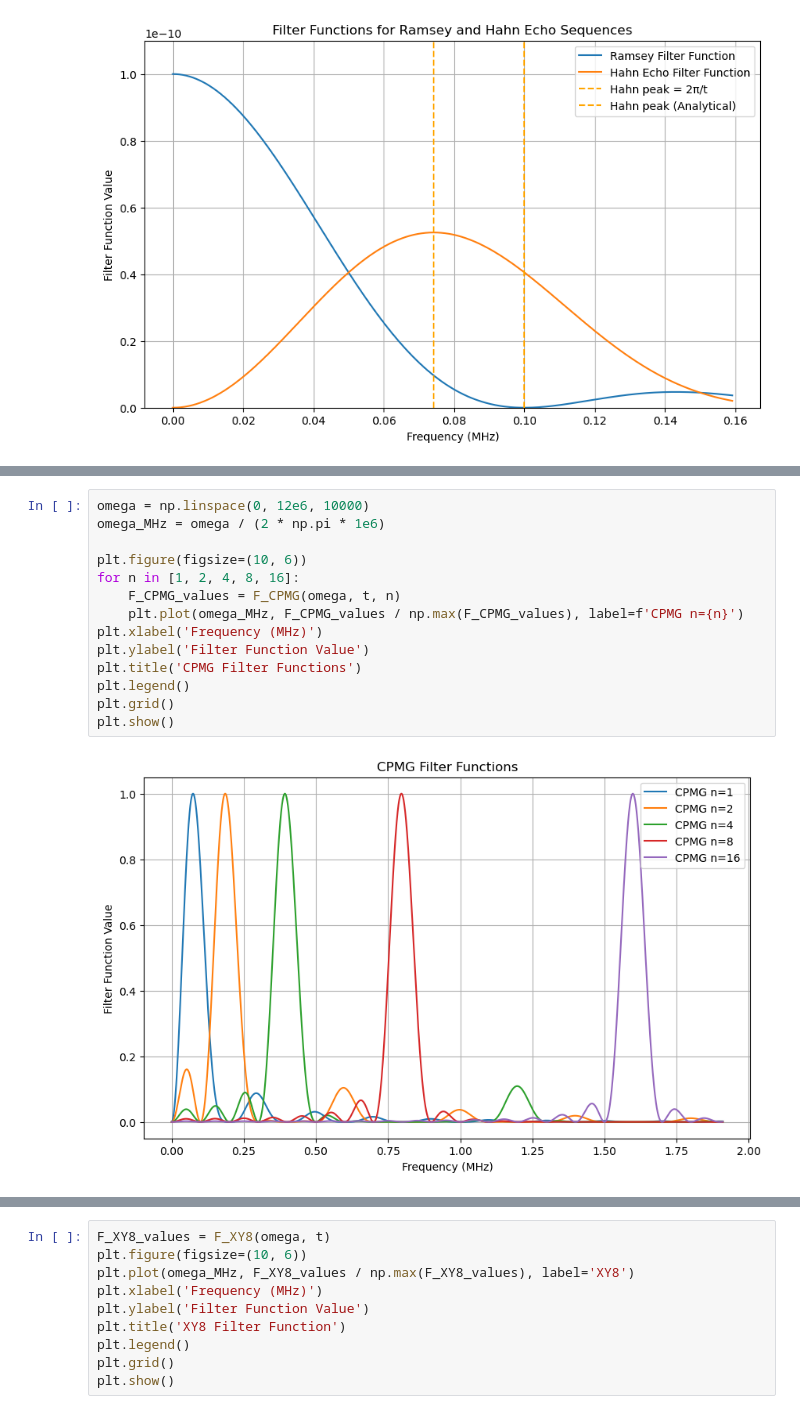
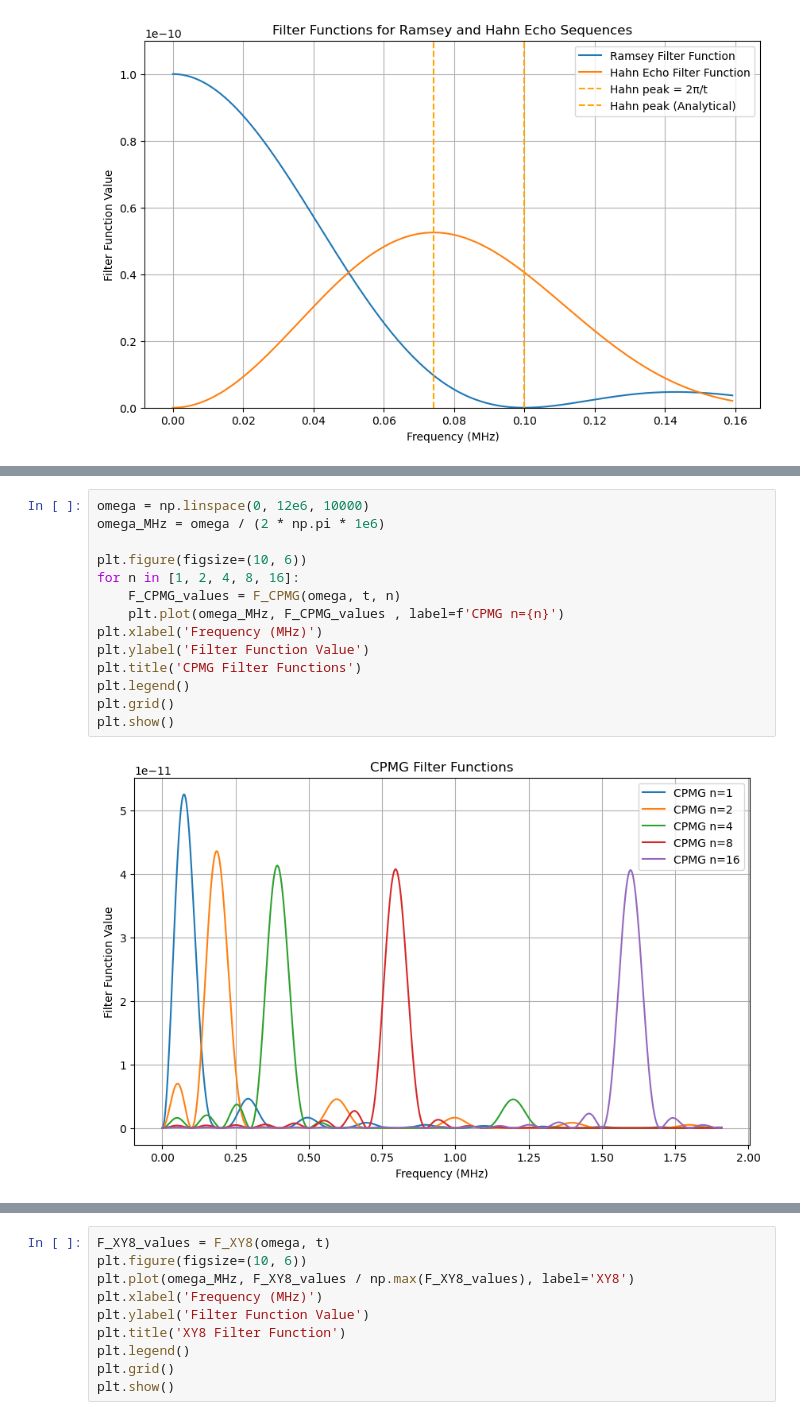
Before and after one commit to osipra/qubit-noise-spectroscopy, a Jupyter notebook: notebooks/01_filter_functions.ipynb, the cells around one changed output, grey strips where cells are left out. Cells and saved outputs as stored; diff of their text form.

```diff
--- a/notebooks/01_filter_functions.ipynb
+++ b/notebooks/01_filter_functions.ipynb
@@ -33,16 +55,16 @@ True
 # %%
 omega = np.linspace(0, 12e6, 10000)
 omega_MHz = omega / (2 * np.pi * 1e6)
 
 plt.figure(figsize=(10, 6))
 for n in [1, 2, 4, 8, 16]:
     F_CPMG_values = F_CPMG(omega, t, n)
-    plt.plot(omega_MHz, F_CPMG_values / np.max(F_CPMG_values), label=f'CPMG n={n}')
+    plt.plot(omega_MHz, F_CPMG_values , label=f'CPMG n={n}')
 plt.xlabel('Frequency (MHz)')
 plt.ylabel('Filter Function Value')
 plt.title('CPMG Filter Functions')
 plt.legend()
 plt.grid()
 plt.show()
 # %% [output]
-[figure, old version]
+[figure, new version]
```
Also changed, not shown: parts of 11 cells of this notebook, 4 other files.
